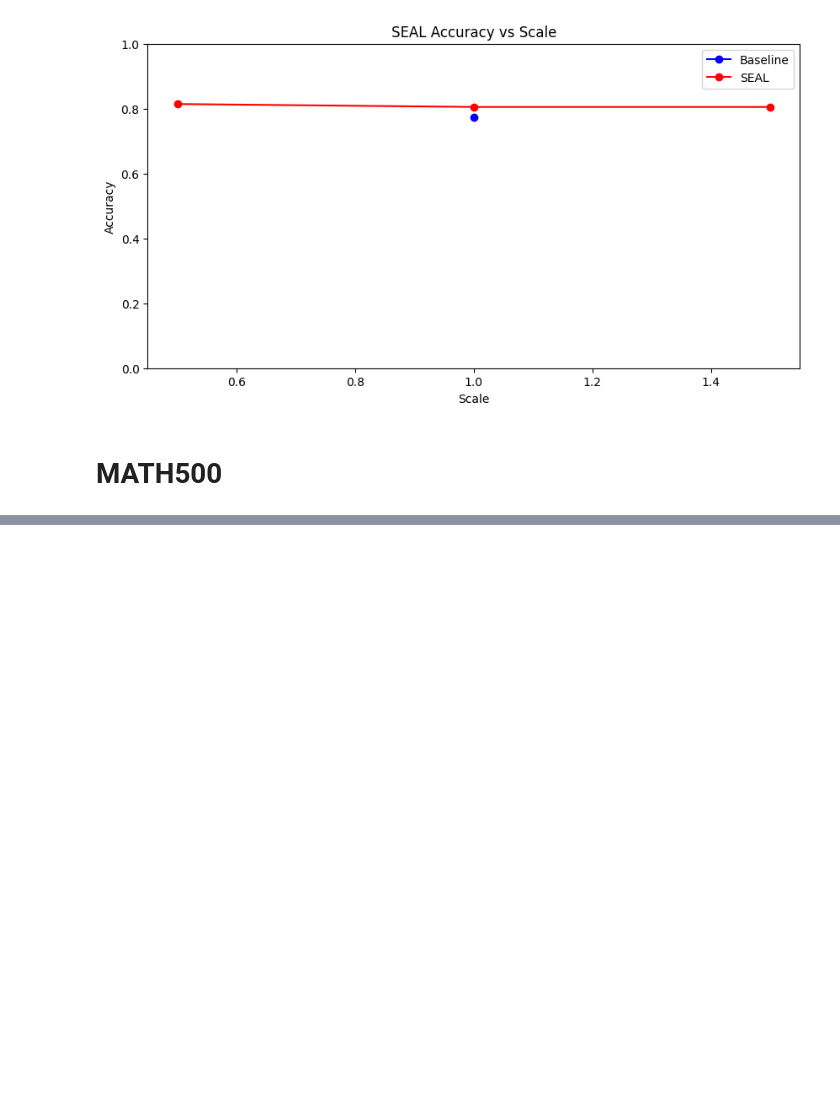
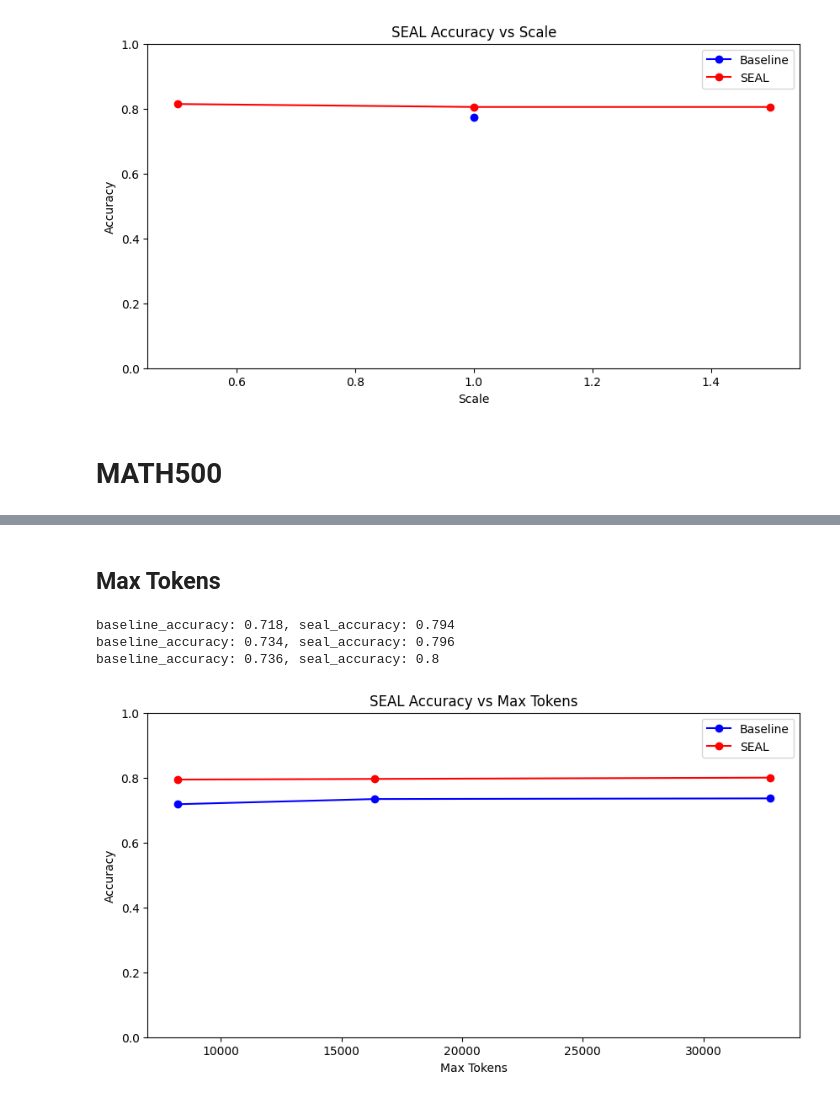
Before and after one commit to BartSu/llm_steering_reasoning, a Jupyter notebook: analysis/analyze.ipynb, the cells around one changed output, grey strips where cells are left out. Drawn from its saved outputs; the diff is of its cells as text; code cells hidden in the pictures; blank space fills up the shorter version.

```diff
--- a/analysis/analyze.ipynb
+++ b/analysis/analyze.ipynb
@@ -253,0 +384,29 @@ seal_accuracy: 0.8051554207733131
+# %% [markdown]
+## Max Tokens
+# %%
+max_tokens = [8192, 16384, 32768]
+baseline_accuracies = []
+seal_accuracies = []
+
+for max_token in max_tokens:
+    baseline_path = f"/media/volume/llm/llm_steering_reasoning/results/deepseek-baseline/deepseek-ai/DeepSeek-R1-Distill-Qwen-1.5B/MATH500/1/0/{max_token}/predictions.jsonl"
+    seal_path = f"/media/volume/llm/llm_steering_reasoning/results/deepseek-seal/deepseek-ai/DeepSeek-R1-Distill-Qwen-1.5B/MATH500/1/0/{max_token}/1/predictions.jsonl"
+
+    baseline_accuracy = compile_predictions(baseline_path)
+    seal_accuracy = compile_predictions(seal_path)
+
+    baseline_accuracies.append(baseline_accuracy)
+    seal_accuracies.append(seal_accuracy)
+    print(f"baseline_accuracy: {baseline_accuracy}, seal_accuracy: {seal_accuracy}")
+
+x = max_tokens
+y = seal_accuracies
+x_label = "Max Tokens"
+y_label = "Accuracy"
+title = "SEAL Accuracy vs Max Tokens"
+draw_comparison_fig(x, baseline_accuracies, x, seal_accuracies, x_label, y_label, title)
+# %% [output]
+baseline_accuracy: 0.718, seal_accuracy: 0.794
+baseline_accuracy: 0.734, seal_accuracy: 0.796
+baseline_accuracy: 0.736, seal_accuracy: 0.8
+[figure, added]
```
Also changed, not shown: parts of 10 cells of this notebook, 9 other files.
